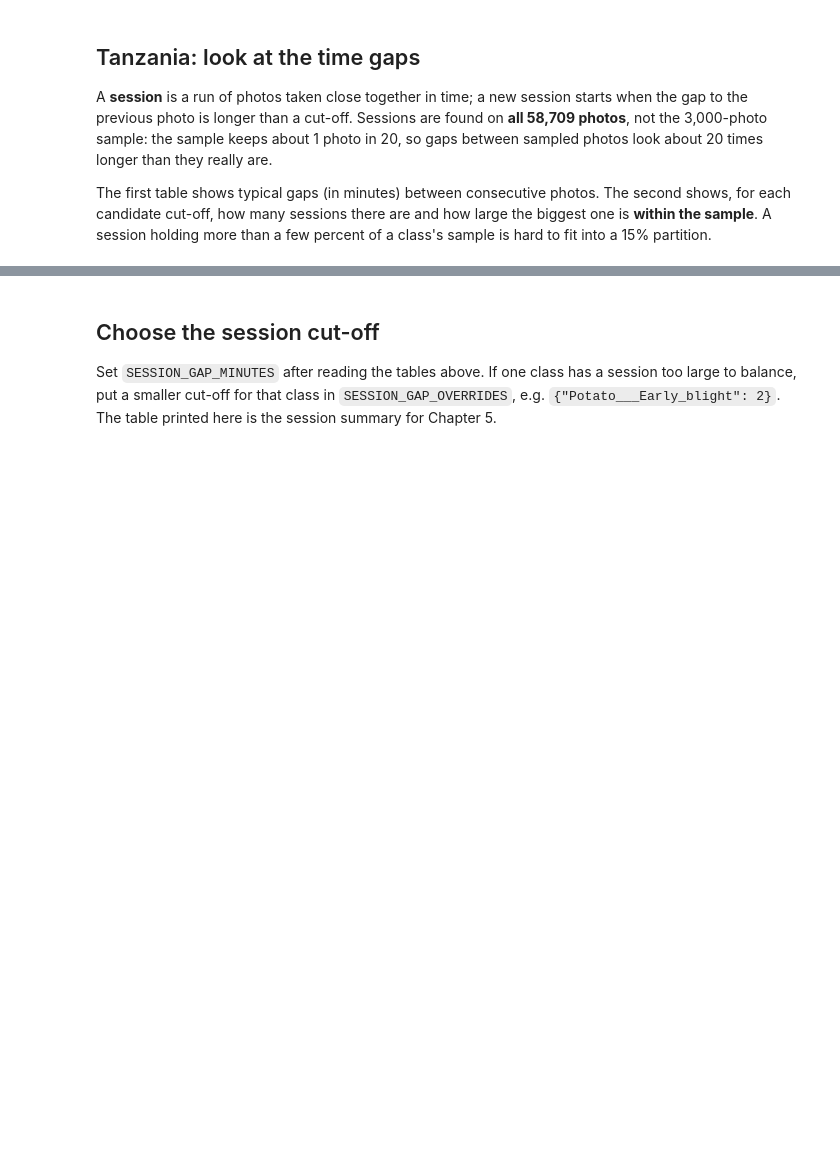
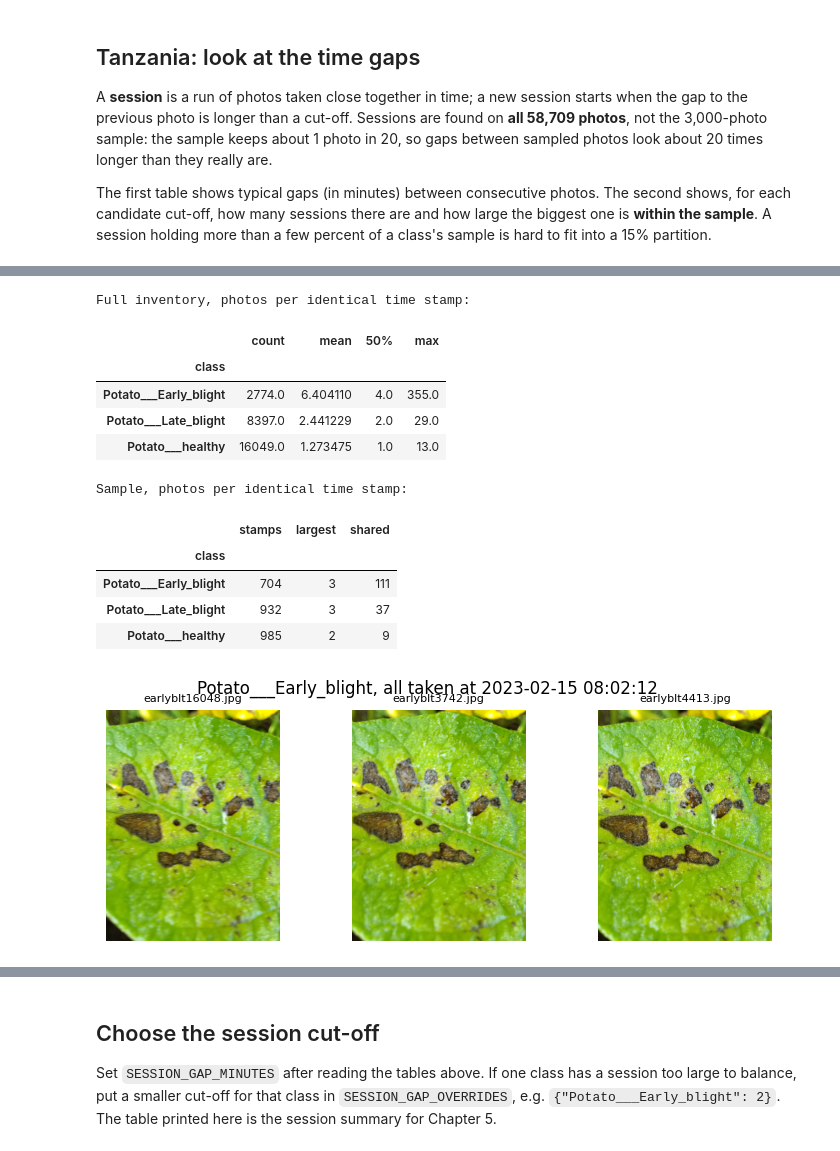
Before and after one commit to BilliartMuthoni/IS-PROJECT, a Jupyter notebook: ml/notebooks/07_data_split.ipynb, the cells around one changed output, grey strips where cells are left out. Saved outputs shown, nothing was run; the diff lists cells and outputs as text; code cells hidden in the pictures; blank space fills up the shorter version.

Commit message:
Split the training pool into grouped, stratified train, val and test

```diff
--- a/ml/notebooks/07_data_split.ipynb
+++ b/ml/notebooks/07_data_split.ipynb
@@ -88,0 +120,40 @@ display(split.gap_table(inventory, tz_pool, CANDIDATE_CUTOFFS))
+# %%
+# How many photos share exactly the same capture second?
+timed = inventory.dropna(subset=["capture_time"])
+same_second = timed.groupby(["class", "capture_time"]).size()
+print("Full inventory, photos per identical time stamp:")
+display(same_second.groupby("class").describe()[["count", "mean", "50%", "max"]])
+
+sample_times = tz_pool.merge(inventory[["class", "file", "capture_time"]], on=["class", "file"])
+in_sample = sample_times.groupby(["class", "capture_time"]).size()
+print("Sample, photos per identical time stamp:")
+display(in_sample.groupby("class").agg(stamps="size", largest="max", shared=lambda s: (s > 1).sum()))
+
+# Show the sampled early-blight photos that share the most common time stamp.
+from PIL import Image
+import matplotlib.pyplot as plt
+
+cls = "Potato___Early_blight"
+stamp = in_sample.loc[cls].idxmax()
+files = sample_times.loc[(sample_times["class"] == cls) & (sample_times["capture_time"] == stamp), "file"].head(6).tolist()
+fig, axes = plt.subplots(1, len(files), figsize=(3 * len(files), 3), squeeze=False)
+for ax, f in zip(axes[0], files):
+    ax.imshow(Image.open(config.TANZANIA_DIR / cls / f))
+    ax.set_title(f, fontsize=8)
+    ax.axis("off")
+plt.suptitle(f"{cls}, all taken at {stamp}")
+plt.show()
+# %% [output]
+Full inventory, photos per identical time stamp:
+|  | count | mean | 50% | max |
+| class |  |  |  |  |
+| Potato___Early_blight | 2774.0 | 6.404110 | 4.0 | 355.0 |
+| Potato___Late_blight | 8397.0 | 2.441229 | 2.0 | 29.0 |
+| Potato___healthy | 16049.0 | 1.273475 | 1.0 | 13.0 |
+Sample, photos per identical time stamp:
+|  | stamps | largest | shared |
+| class |  |  |  |
+| Potato___Early_blight | 704 | 3 | 111 |
+| Potato___Late_blight | 932 | 3 | 37 |
+| Potato___healthy | 985 | 2 | 9 |
+[figure, added]
```
Also changed, not shown: parts of 11 cells of this notebook.
